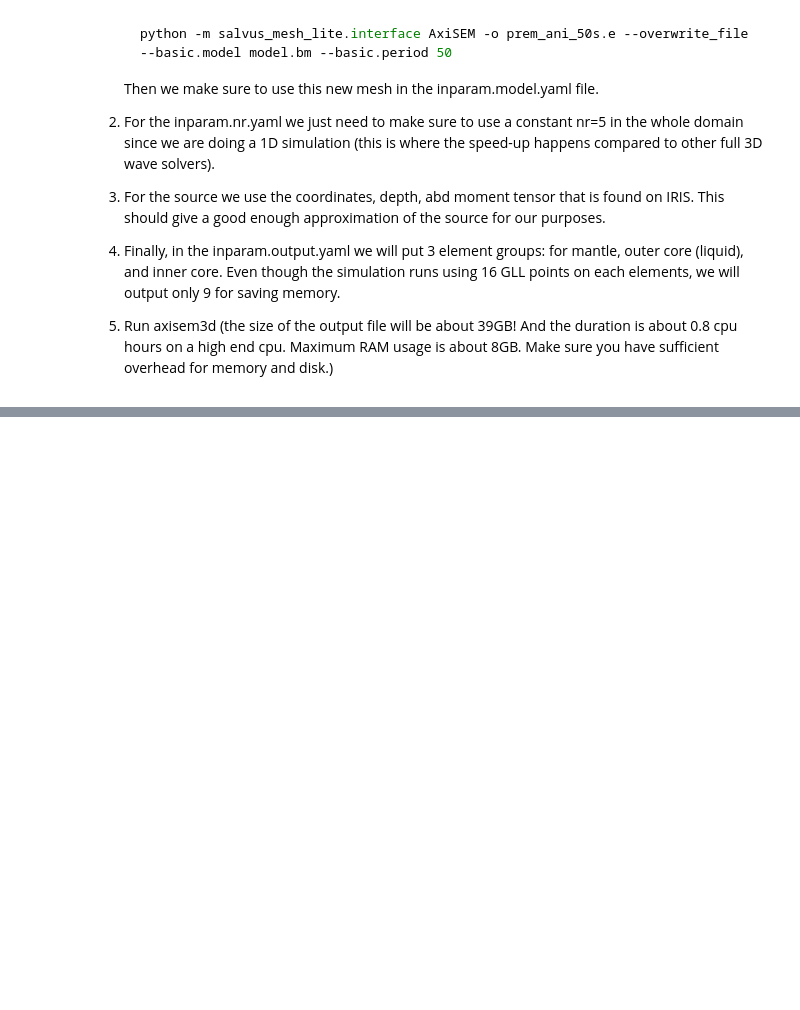
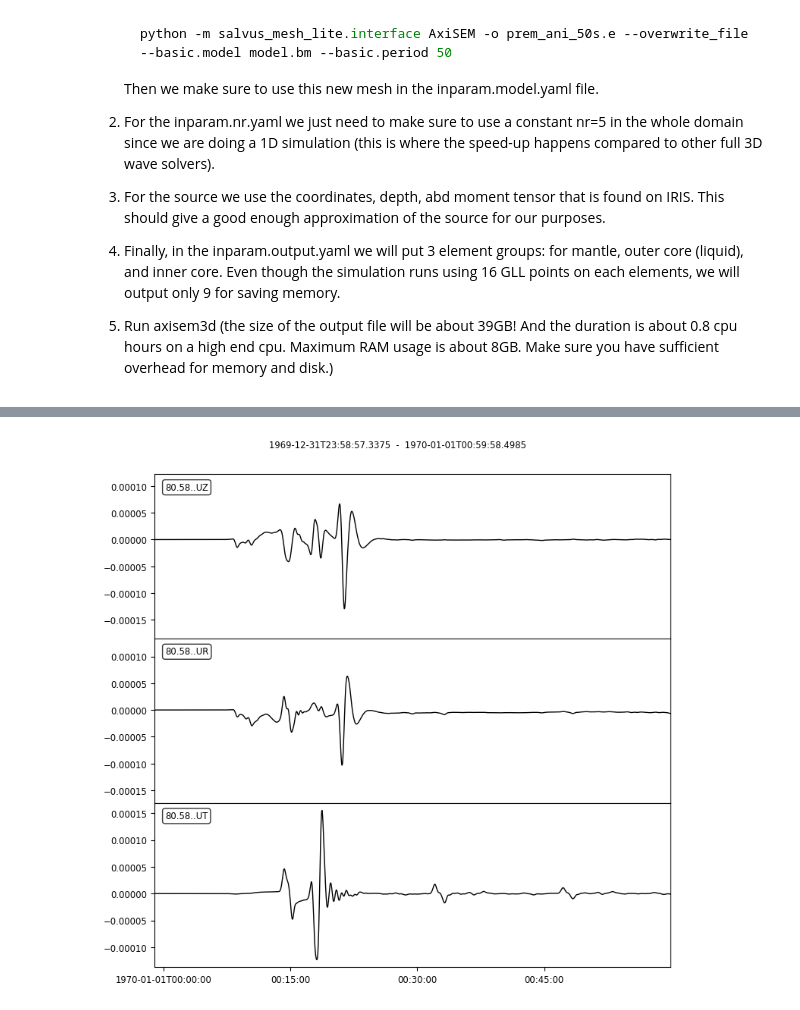
Before and after one commit to Adrian-Mag/AxiSEM3D_Kernels, a Jupyter notebook: examples/example_1D_kernel.ipynb, the cells around one changed output, grey strips where cells are left out. Saved outputs shown, nothing was run; the diff lists cells and outputs as text; code cells hidden in the pictures; blank space fills up the shorter version.

```diff
--- a/examples/example_1D_kernel.ipynb
+++ b/examples/example_1D_kernel.ipynb
@@ -74,6 +74,6 @@ We first try to reproduce the wavefield of the real even in a 1D Earth as well a
 # %%
 forward_1D_simulation = element_output.ElementOutput('data/1D_SIMULATION/output/elements')
 station_point = [6371000, station_lat, station_lon]
-forward_1D_simulation.stream(points=[station_point], channels=['UR', 'UT', 'UZ'])
+simulation_stream = forward_1D_simulation.stream(points=[station_point], channels=['UR', 'UT', 'UZ'])
 # %% [output]
 No catalogues were found.
@@ -84,0 +80,5 @@ FileNotFoundError: [Errno 2] No such file or directory: 'data/1D_SIMULATION/outp
+# %%
+simulation_stream.plot()
+plt.show()
+# %% [output]
+[figure, added]
```
Also changed, not shown: parts of 1 cell of this notebook, 1 other file.
